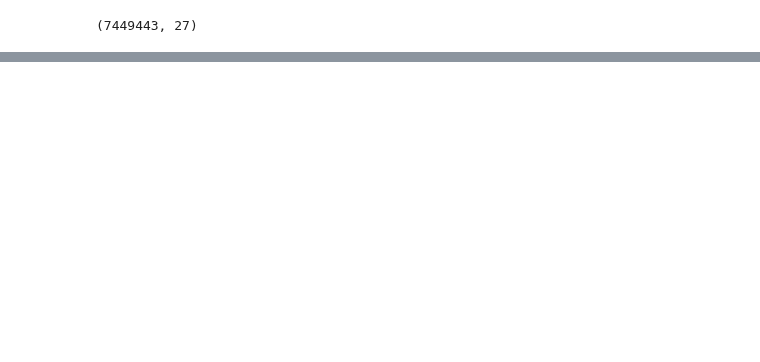
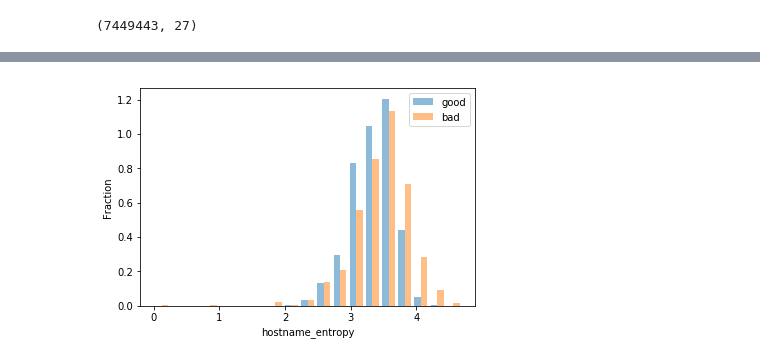
Before and after one commit to kbfreder/phishing-urls, a Jupyter notebook: notebooks/07-EDA.ipynb, the cells around one changed output, grey strips where cells are left out. Cells and saved outputs as stored; diff of their text form; code cells hidden in the pictures; blank space fills up the shorter version.

```diff
--- a/notebooks/07-EDA.ipynb
+++ b/notebooks/07-EDA.ipynb
@@ -19,0 +92,4 @@ df.head()
+# %%
+plot_hist_overlay('hostname_entropy')
+# %% [output]
+[figure, added]
```
Also changed, not shown: parts of 91 cells of this notebook, 22 other files.
